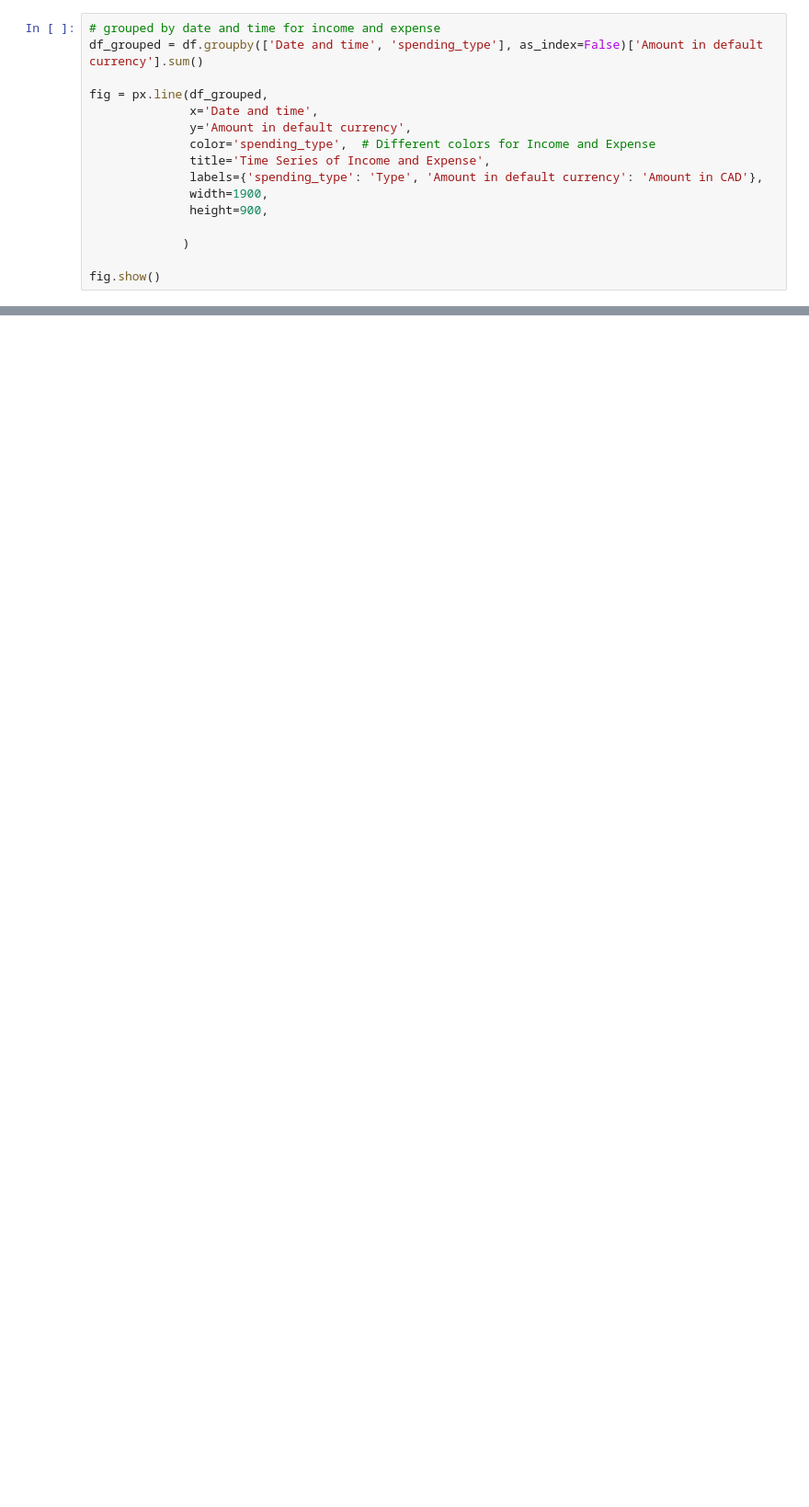
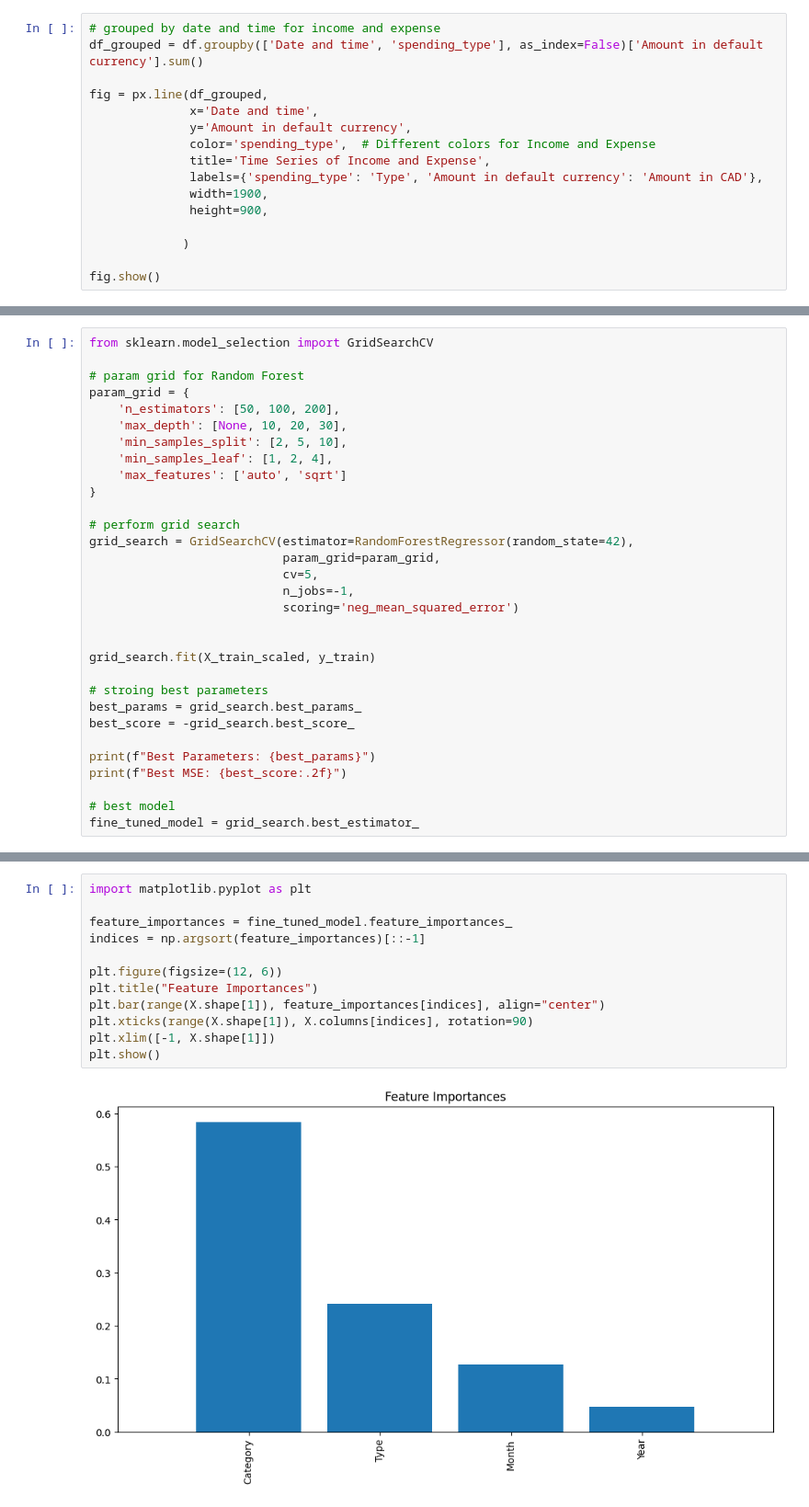
Before and after one commit to sudhanshrestha/ChatFinancial, a Jupyter notebook: financial_anlysis.ipynb, the cells around one changed output, grey strips where cells are left out. Shown at 92% size. Cells and saved outputs as stored; diff of their text form; blank space fills up the shorter version.

```diff
--- a/financial_anlysis.ipynb
+++ b/financial_anlysis.ipynb
@@ -149,0 +356,31 @@ fig.show()
+# %%
+from sklearn.model_selection import GridSearchCV
+
+# param grid for Random Forest
+param_grid = {
+    'n_estimators': [50, 100, 200],
+    'max_depth': [None, 10, 20, 30],
+    'min_samples_split': [2, 5, 10],
+    'min_samples_leaf': [1, 2, 4],
+    'max_features': ['auto', 'sqrt']
+}
+
+# perform grid search
+grid_search = GridSearchCV(estimator=RandomForestRegressor(random_state=42),
+                           param_grid=param_grid,
+                           cv=5,
+                           n_jobs=-1,
+                           scoring='neg_mean_squared_error')
+
+
+grid_search.fit(X_train_scaled, y_train)
+
+# stroing best parameters
+best_params = grid_search.best_params_
+best_score = -grid_search.best_score_
+
+print(f"Best Parameters: {best_params}")
+print(f"Best MSE: {best_score:.2f}")
+
+# best model
+fine_tuned_model = grid_search.best_estimator_
@@ -149,0 +407,14 @@ fig.show()
+# %%
+import matplotlib.pyplot as plt
+
+feature_importances = fine_tuned_model.feature_importances_
+indices = np.argsort(feature_importances)[::-1]
+
+plt.figure(figsize=(12, 6))
+plt.title("Feature Importances")
+plt.bar(range(X.shape[1]), feature_importances[indices], align="center")
+plt.xticks(range(X.shape[1]), X.columns[indices], rotation=90)
+plt.xlim([-1, X.shape[1]])
+plt.show()
+# %% [output]
+[figure, added]
```
Also changed, not shown: parts of 16 cells of this notebook, 1 other file.
